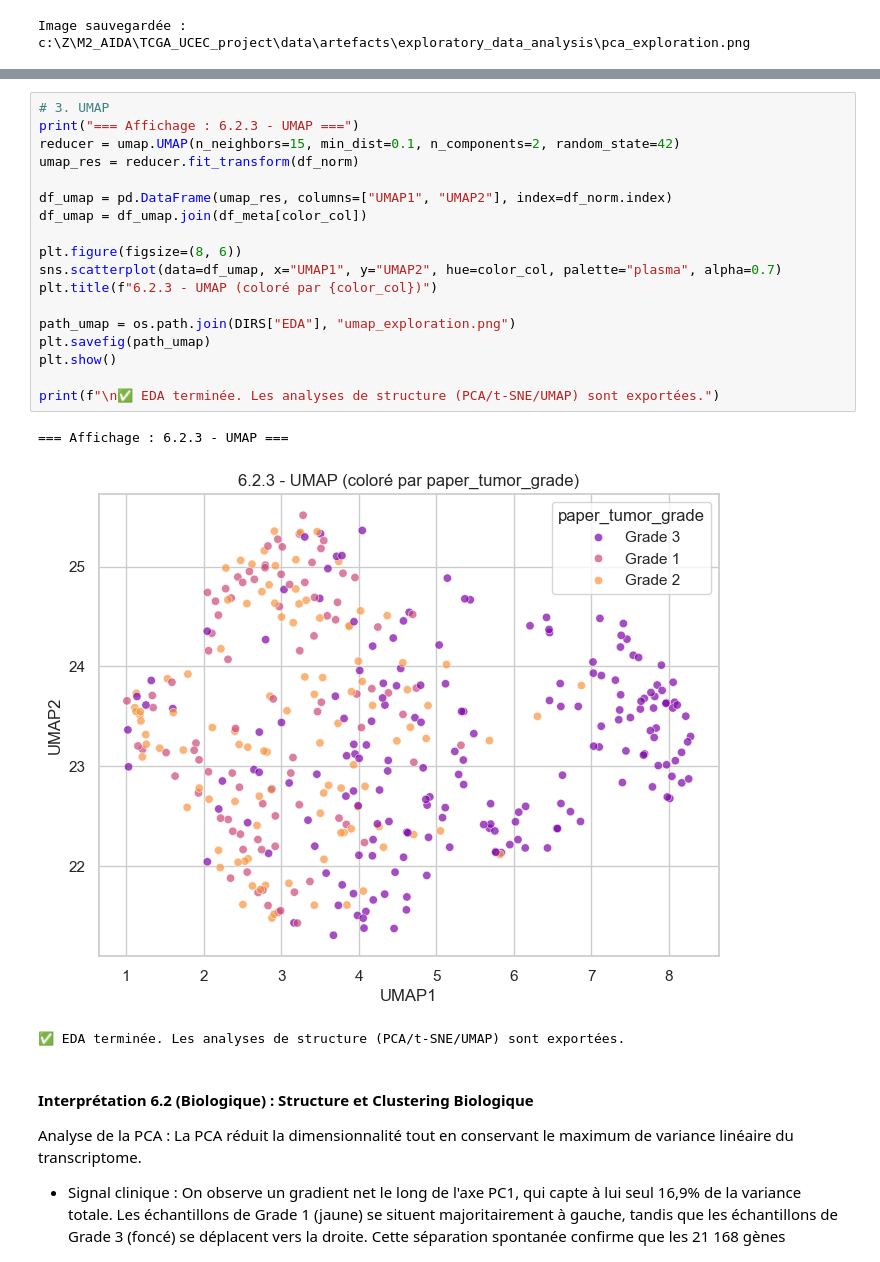
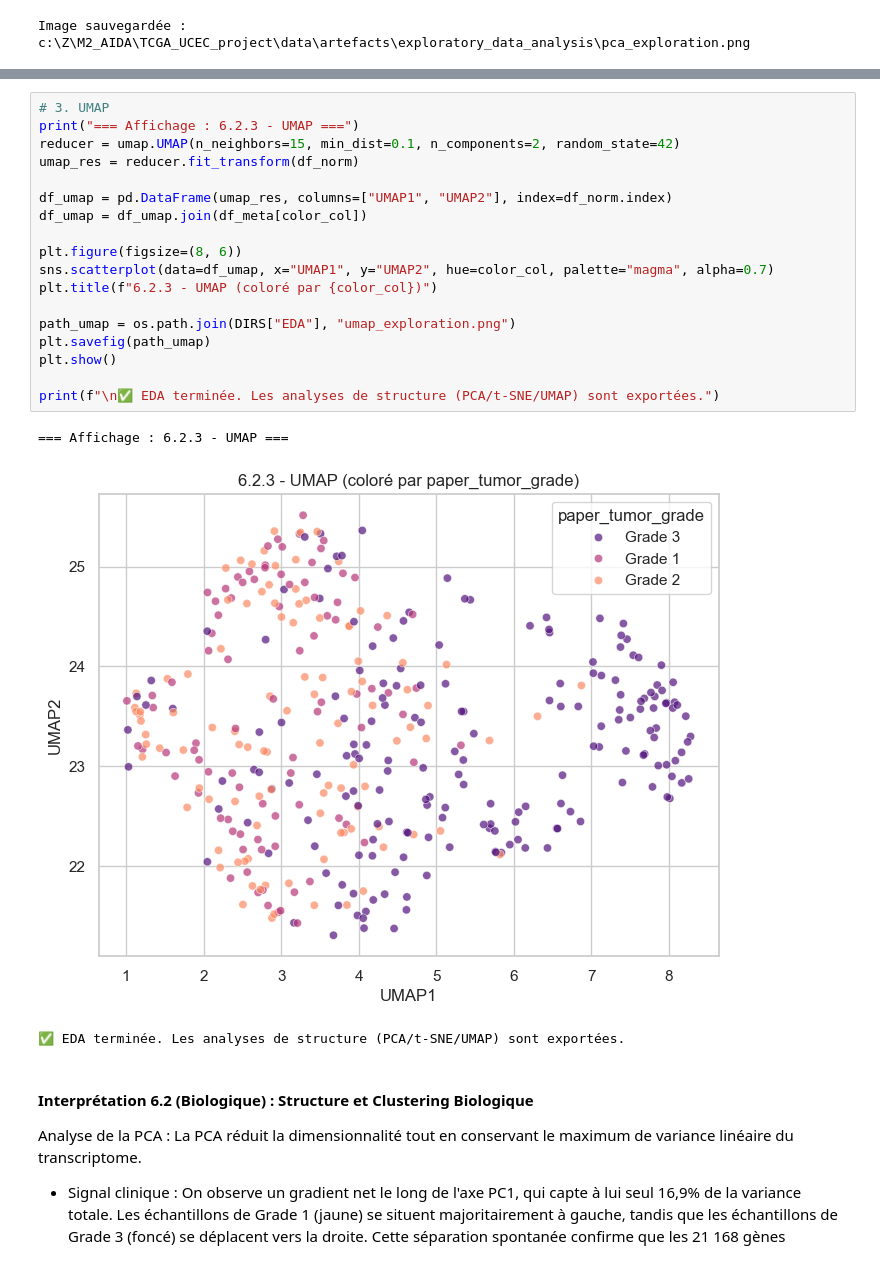
Before and after one commit to mylaila/TCGA_UCEC_project, a Jupyter notebook: 0B_qc_normalization.ipynb, the cells around one changed output, grey strips where cells are left out. Drawn from its saved outputs; the diff is of its cells as text.

```diff
--- a/0B_qc_normalization.ipynb
+++ b/0B_qc_normalization.ipynb
@@ -358,24 +285,24 @@ Image sauvegardée : c:\Z\M2_AIDA\TCGA_UCEC_project\data\artefacts\exploratory_d
 # %%
 # 3. UMAP
 print("=== Affichage : 6.2.3 - UMAP ===")
 reducer = umap.UMAP(n_neighbors=15, min_dist=0.1, n_components=2, random_state=42)
 umap_res = reducer.fit_transform(df_norm)
 
 df_umap = pd.DataFrame(umap_res, columns=["UMAP1", "UMAP2"], index=df_norm.index)
 df_umap = df_umap.join(df_meta[color_col])
 
 plt.figure(figsize=(8, 6))
-sns.scatterplot(data=df_umap, x="UMAP1", y="UMAP2", hue=color_col, palette="plasma", alpha=0.7)
+sns.scatterplot(data=df_umap, x="UMAP1", y="UMAP2", hue=color_col, palette="magma", alpha=0.7)
 plt.title(f"6.2.3 - UMAP (coloré par {color_col})")
 
 path_umap = os.path.join(DIRS["EDA"], "umap_exploration.png")
 plt.savefig(path_umap)
 plt.show()
 
 print(f"\n✅ EDA terminée. Les analyses de structure (PCA/t-SNE/UMAP) sont exportées.")
 # %% [output]
 === Affichage : 6.2.3 - UMAP ===
-[figure, old version]
+[figure, new version]
 ✅ EDA terminée. Les analyses de structure (PCA/t-SNE/UMAP) sont exportées.
 # %% [markdown]
 #### Interprétation 6.2 (Biologique) : Structure et Clustering Biologique
```
Also changed, not shown: parts of 15 cells of this notebook, 11 other files.
